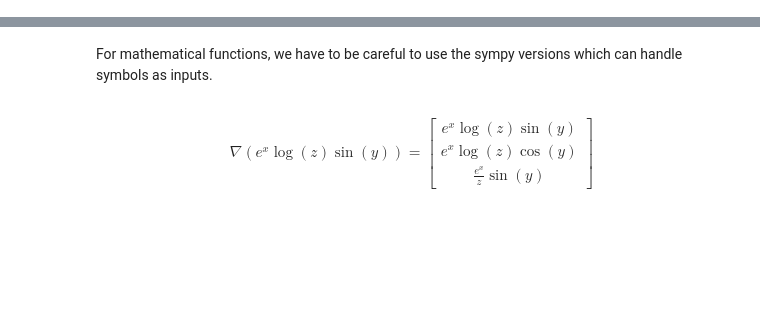
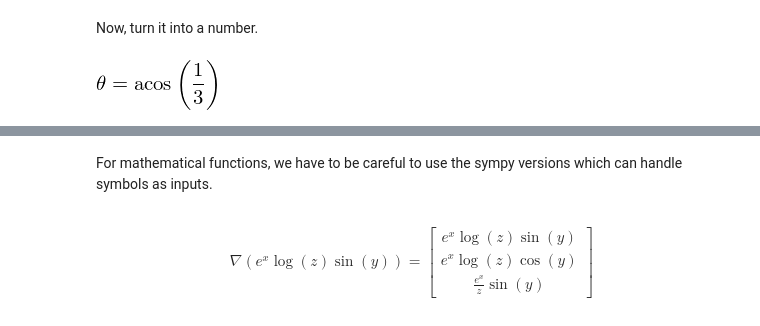
Before and after one commit to zhuxuan1998/PHYS352-HW, a Jupyter notebook: HW001.ipynb, the cells around one changed output, grey strips where cells are left out. Saved outputs shown, nothing was run; the diff lists cells and outputs as text; code cells hidden in the pictures; blank space fills up the shorter version.

```diff
--- a/HW001.ipynb
+++ b/HW001.ipynb
@@ -39,0 +42,9 @@ $$\nabla \left(x^{2} y^{3} z^{4}\right) = \left[\begin{matrix}2 x y^{3} z^{4}\\3
+# %% [markdown]
+Now, turn it into a number.
+# %%
+magnitudes = {D1: sp.sqrt(D_1.dot(D_1)),
+              D2: sp.sqrt(D_2.dot(D_2))}
+
+ans.subs(magnitudes)
+# %% [output]
+[figure, added]
```
Also changed, not shown: parts of 50 cells of this notebook.
